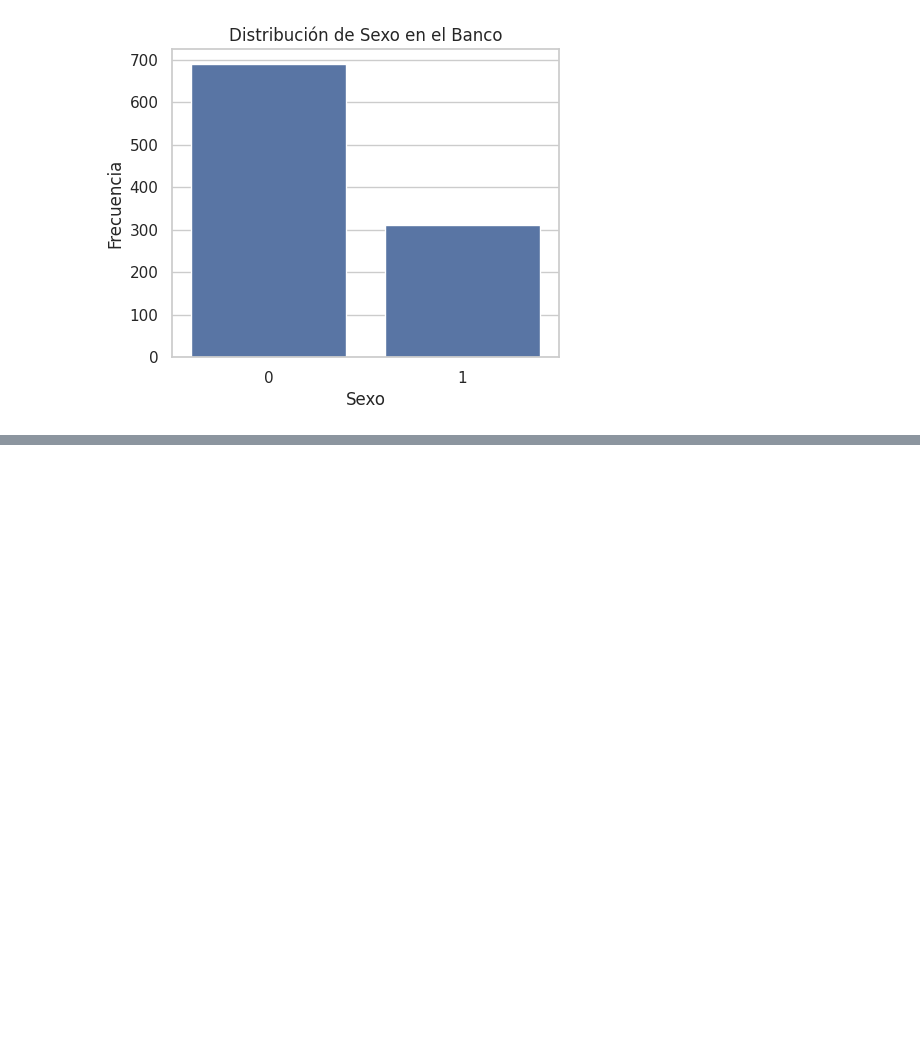
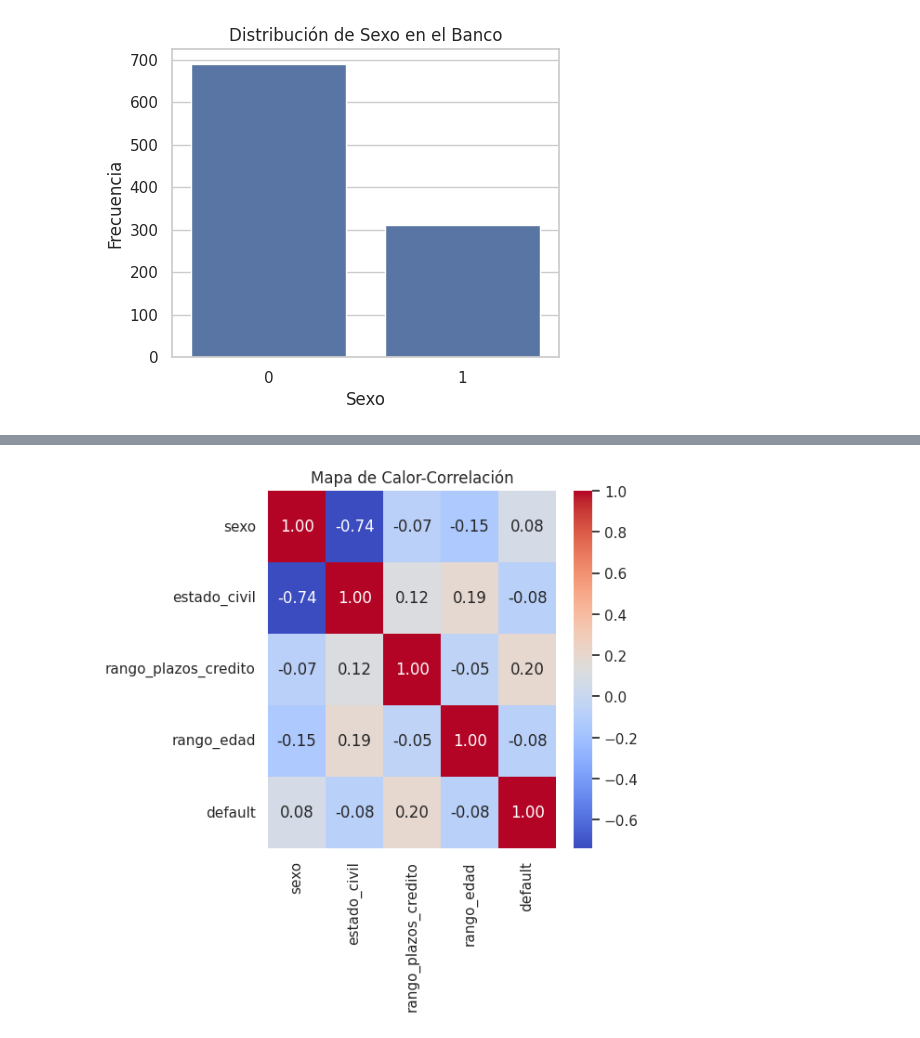
Before and after one commit to JulioVargas104/Inmersi-nDeDatos, a Jupyter notebook: Banco_de_Crédito_Alemán.ipynb, the cells around one changed output, grey strips where cells are left out. Saved outputs shown, nothing was run; the diff lists cells and outputs as text; code cells hidden in the pictures; blank space fills up the shorter version.

```diff
--- a/Banco_de_Crédito_Alemán.ipynb
+++ b/Banco_de_Crédito_Alemán.ipynb
@@ -354,0 +289,24 @@ plt.show()
+# %%
+#2. Investigar qué es y como crear un mapa de calor para analizar la correlación de las variables.
+# Un mapa de calor es una representación gráfica de datos donde los valores individuales
+# contenidos en una matriz se representan como colores. En el contexto del análisis de
+# datos, los mapas de calor se utilizan a menudo para visualizar la correlación entre
+# diferentes variables.
+
+#Columnas que se van a mostrar
+var = ['sexo', 'estado_civil', 'rango_plazos_credito', 'rango_edad', 'default']
+df_selected = df_banco[var]
+
+# Calcular la correlación
+df_numeric = pd.get_dummies(df_selected, drop_first=True)
+
+# Calcular la matriz de correlación
+correl_matrix = df_numeric.corr()
+
+# Mapa de calor
+plt.figure(figsize=(5, 5))
+sns.heatmap(correl_matrix, annot=True, cmap='coolwarm', fmt='.2f')
+plt.title('Mapa de Calor-Correlación')
+plt.show()
+# %% [output]
+[figure, added]
```
Also changed, not shown: parts of 5 cells of this notebook.
